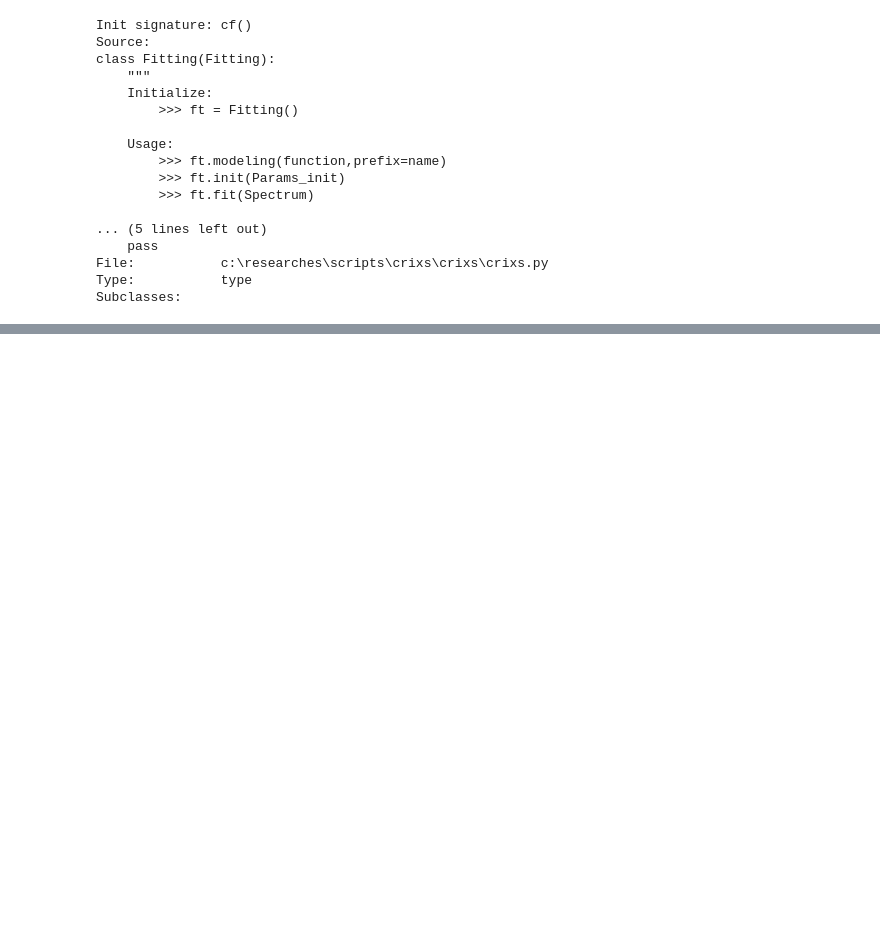
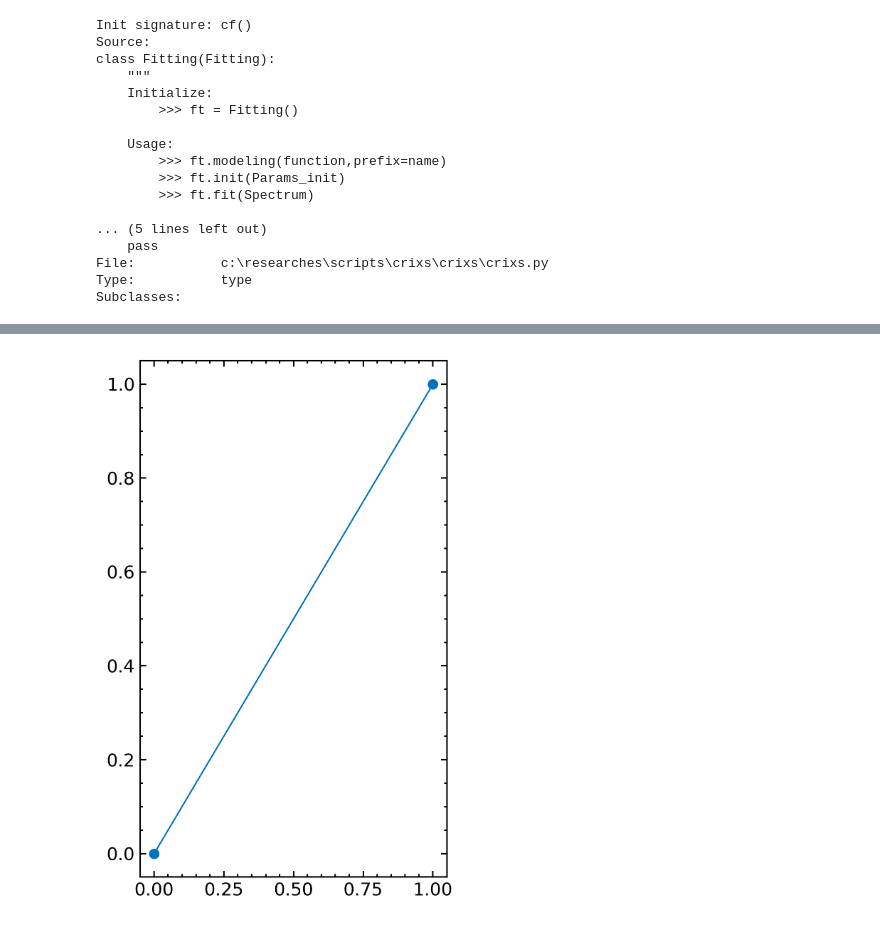
Before and after one commit to Coolphy/CRIXS, a Jupyter notebook: test.ipynb, the cells around one changed output, grey strips where cells are left out. Saved outputs shown, nothing was run; the diff lists cells and outputs as text; code cells hidden in the pictures; blank space fills up the shorter version.

```diff
--- a/test.ipynb
+++ b/test.ipynb
@@ -91,0 +125,6 @@ ft.result
+# %%
+mpl.figure(figsize=(3.6,2.7*2))
+mpl.plot([0,1],[0,1],'o-')
+mpl.show()
+# %% [output]
+[figure, added]
```
Also changed, not shown: parts of 9 cells of this notebook, 10 other files.
